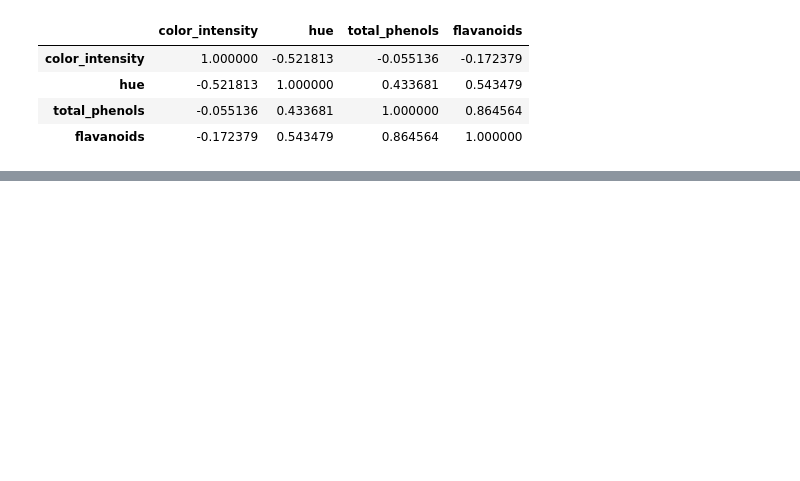
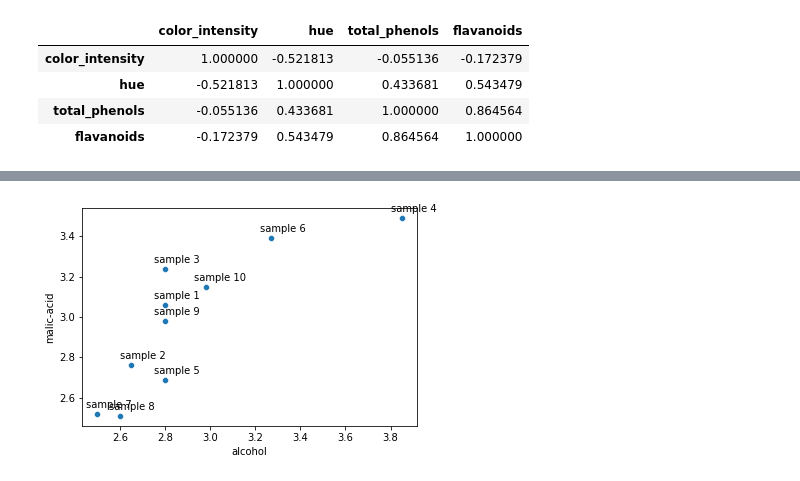
Before and after one commit to honeybeat1/numpy-scipy, a Jupyter notebook: numpy,_scipy.ipynb, the cells around one changed output, grey strips where cells are left out. Cells and saved outputs as stored; diff of their text form; code cells hidden in the pictures; blank space fills up the shorter version.

```diff
--- a/numpy,_scipy.ipynb
+++ b/numpy,_scipy.ipynb
@@ -460,0 +623,11 @@ df[['color_intensity','hue','total_phenols','flavanoids']].corr()
+# %%
+X = wine.data[:N, 5:7] # 페놀, 폴라보노이드 선택
+ax = sns.scatterplot(x=0, y=1, data=pd.DataFrame(X))
+for i in range(N):
+  ax.text(X[i,0] - 0.05 , X[i, 1] + 0.03, "sample {}".format(i + 1))
+plt.xlabel("alcohol")
+plt.ylabel("malic-acid")
+# 양의 상관 관계
+plt.show()
+# %% [output]
+[figure, added]
```
Also changed, not shown: parts of 30 cells of this notebook.
